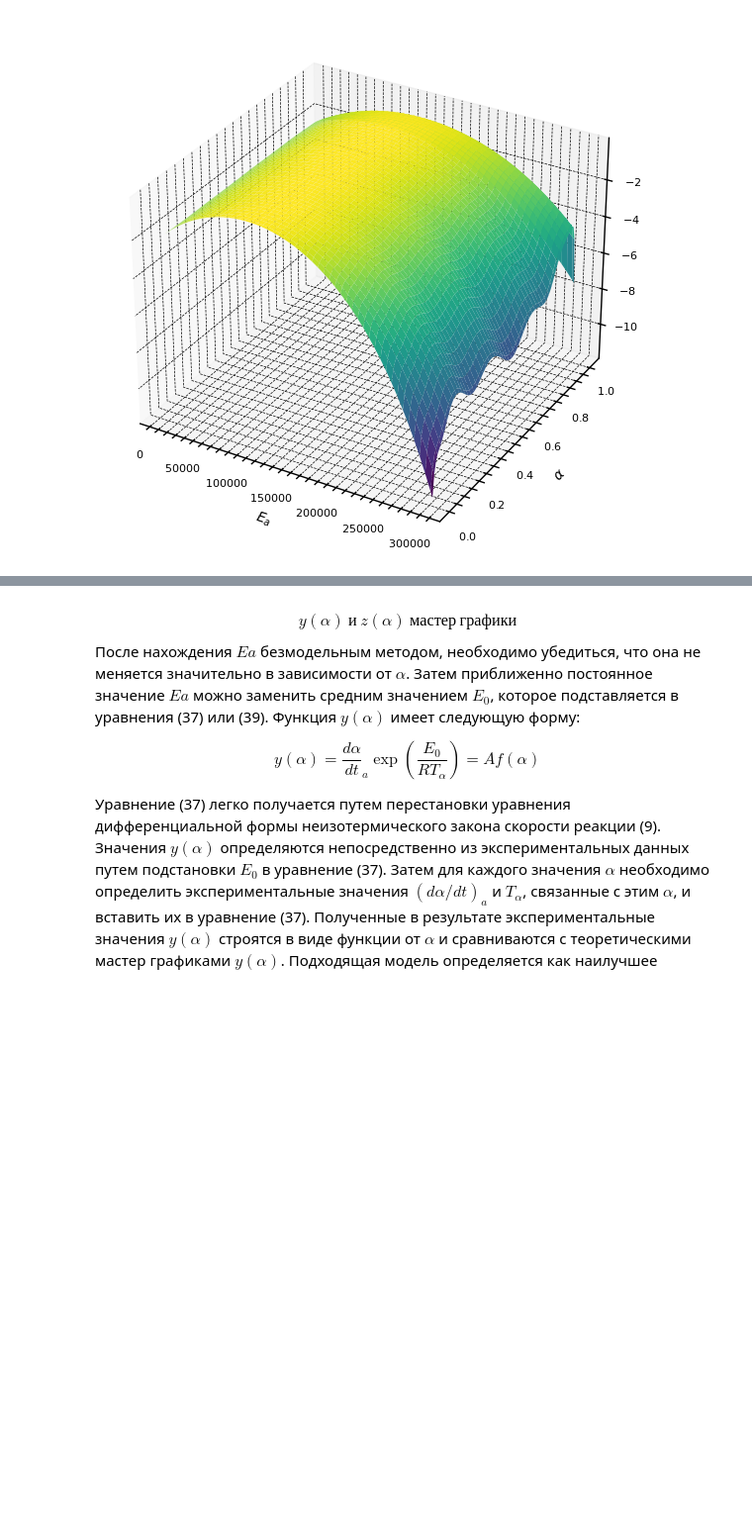
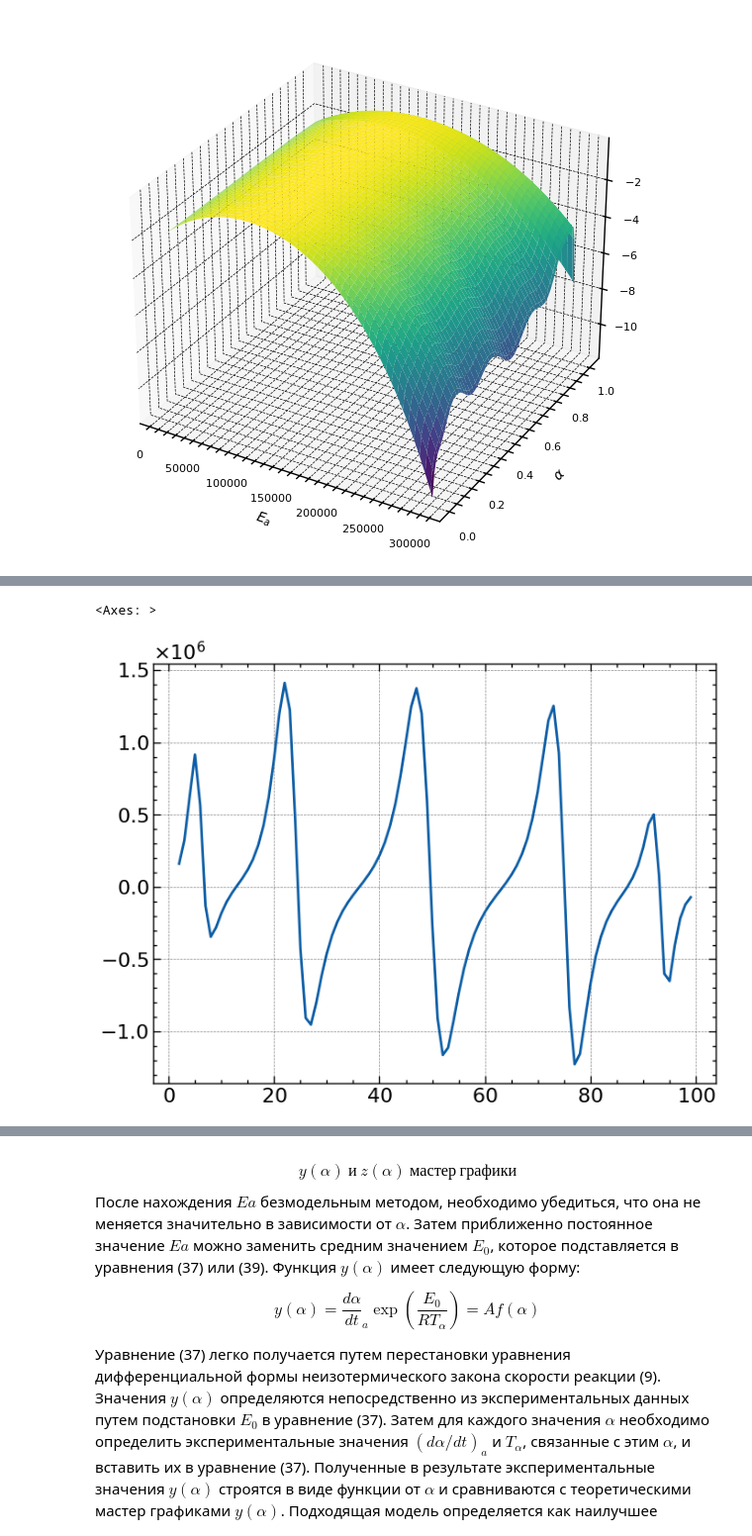
Before and after one commit to kdavjd/isoconversion_study_of_reaction_kinetics, a Jupyter notebook: isoconversion_studyes.ipynb, the cells around one changed output, grey strips where cells are left out. Shown at 99% size. Cells and saved outputs as stored; diff of their text form; code cells hidden in the pictures; blank space fills up the shorter version.

```diff
--- a/isoconversion_studyes.ipynb
+++ b/isoconversion_studyes.ipynb
@@ -1165,0 +1183,16 @@ for reaction in reaction_list:
+# %%
+reaction_list[0]
+friedman_df = pd.DataFrame()
+temperature, conversion = get_params(reaction_list[0], conversion_bins=CONVERSION_BINS, reverse_t=False)
+da = np.gradient(conversion)
+dt = temperature['rate_3_diff_reaction_0_conversion'].diff()
+
+friedman_df['reverse_t'] = 1 / temperature['rate_3_diff_reaction_0_conversion']
+friedman_df['friedman_lhs'] = np.log(da/dt)
+friedman_df['slope'] = friedman_df['friedman_lhs'].diff() / friedman_df['reverse_t'].diff()
+
+
+friedman_df.apply(lambda x: x['slope'] * R / -1, axis=1,).plot()
+# %% [output]
+<Axes: >
+[figure, added]
```
Also changed, not shown: parts of 9 cells of this notebook.
